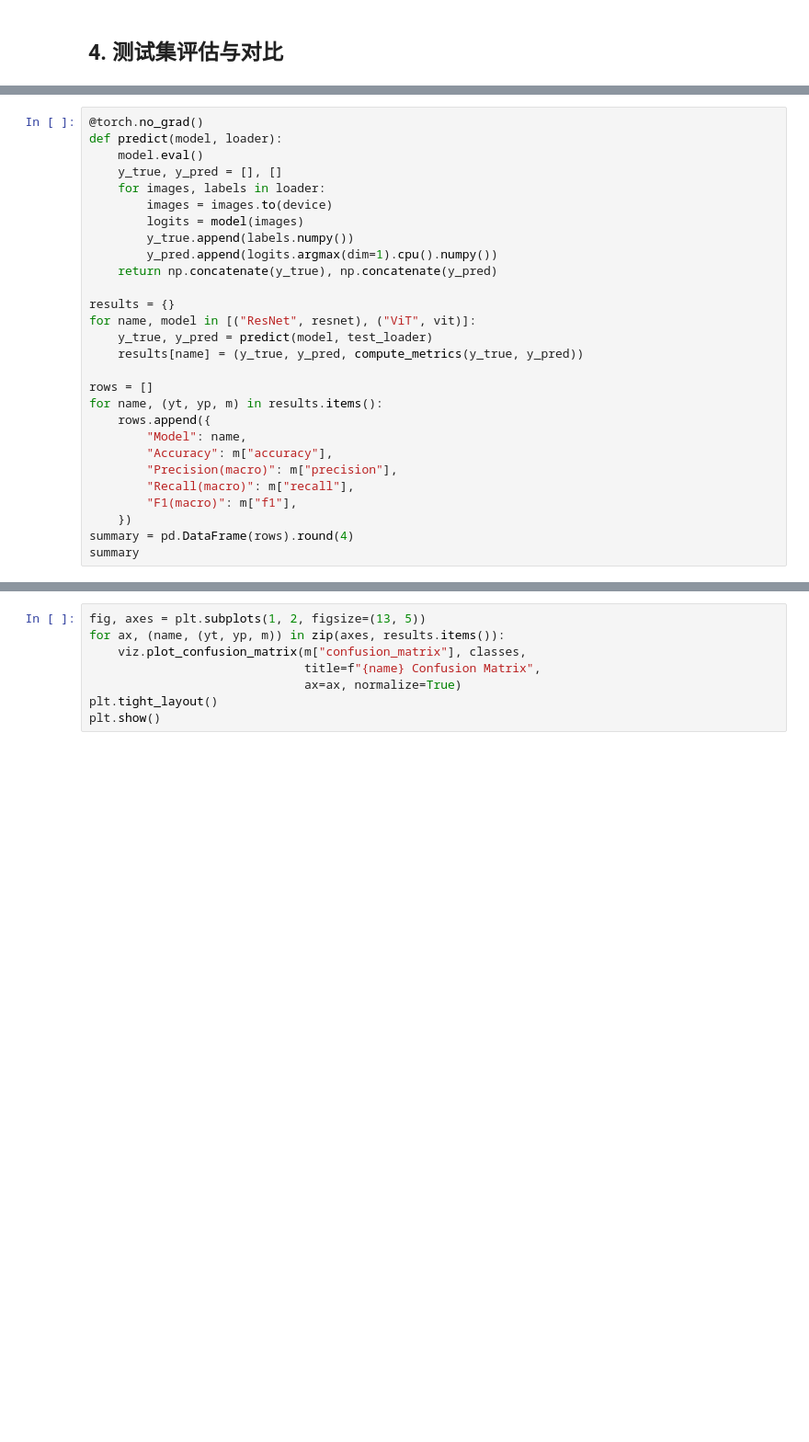
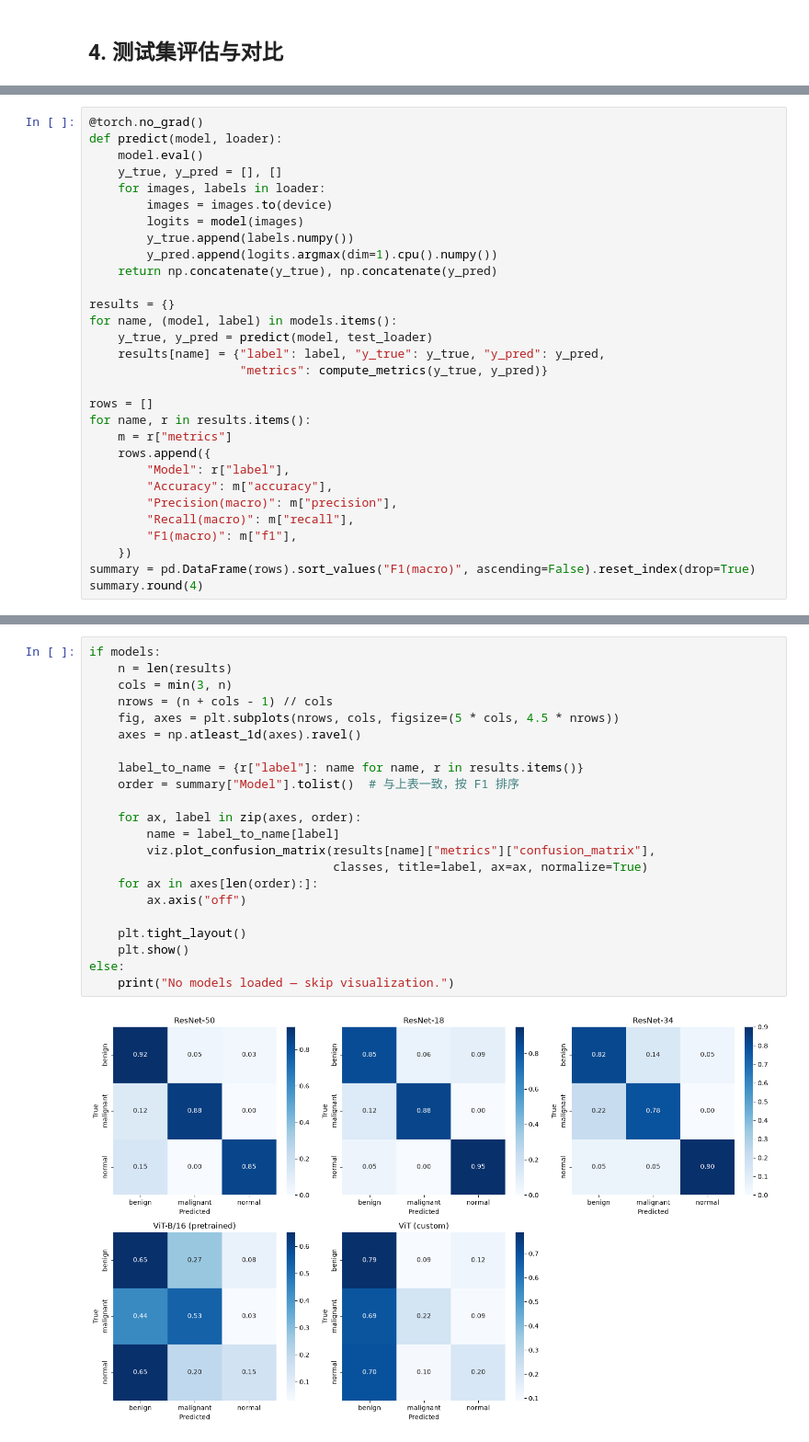
Before and after one commit to xiaoxiongtao/BUSI_classification, a Jupyter notebook: notebooks/BUSI_classification.ipynb, the cells around one changed output, grey strips where cells are left out. Shown at 92% size. Saved outputs shown, nothing was run; the diff lists cells and outputs as text; blank space fills up the shorter version.

```diff
--- a/notebooks/BUSI_classification.ipynb
+++ b/notebooks/BUSI_classification.ipynb
@@ -127,18 +194,20 @@ def predict(model, loader):
     return np.concatenate(y_true), np.concatenate(y_pred)
 
 results = {}
-for name, model in [("ResNet", resnet), ("ViT", vit)]:
+for name, (model, label) in models.items():
     y_true, y_pred = predict(model, test_loader)
-    results[name] = (y_true, y_pred, compute_metrics(y_true, y_pred))
+    results[name] = {"label": label, "y_true": y_true, "y_pred": y_pred,
+                     "metrics": compute_metrics(y_true, y_pred)}
 
 rows = []
-for name, (yt, yp, m) in results.items():
+for name, r in results.items():
+    m = r["metrics"]
     rows.append({
-        "Model": name,
+        "Model": r["label"],
         "Accuracy": m["accuracy"],
         "Precision(macro)": m["precision"],
         "Recall(macro)": m["recall"],
         "F1(macro)": m["f1"],
     })
-summary = pd.DataFrame(rows).round(4)
-summary
+summary = pd.DataFrame(rows).sort_values("F1(macro)", ascending=False).reset_index(drop=True)
+summary.round(4)
@@ -147,8 +223,24 @@ summary
-# %%
-fig, axes = plt.subplots(1, 2, figsize=(13, 5))
-for ax, (name, (yt, yp, m)) in zip(axes, results.items()):
-    viz.plot_confusion_matrix(m["confusion_matrix"], classes,
-                              title=f"{name} Confusion Matrix",
-                              ax=ax, normalize=True)
-plt.tight_layout()
-plt.show()
+# %%
+if models:
+    n = len(results)
+    cols = min(3, n)
+    nrows = (n + cols - 1) // cols
+    fig, axes = plt.subplots(nrows, cols, figsize=(5 * cols, 4.5 * nrows))
+    axes = np.atleast_1d(axes).ravel()
+
+    label_to_name = {r["label"]: name for name, r in results.items()}
+    order = summary["Model"].tolist()  # 与上表一致，按 F1 排序
+
+    for ax, label in zip(axes, order):
+        name = label_to_name[label]
+        viz.plot_confusion_matrix(results[name]["metrics"]["confusion_matrix"],
+                                  classes, title=label, ax=ax, normalize=True)
+    for ax in axes[len(order):]:
+        ax.axis("off")
+
+    plt.tight_layout()
+    plt.show()
+else:
+    print("No models loaded — skip visualization.")
+# %% [output]
+[figure, added]
```
Also changed, not shown: parts of 19 cells of this notebook, 6 other files.
